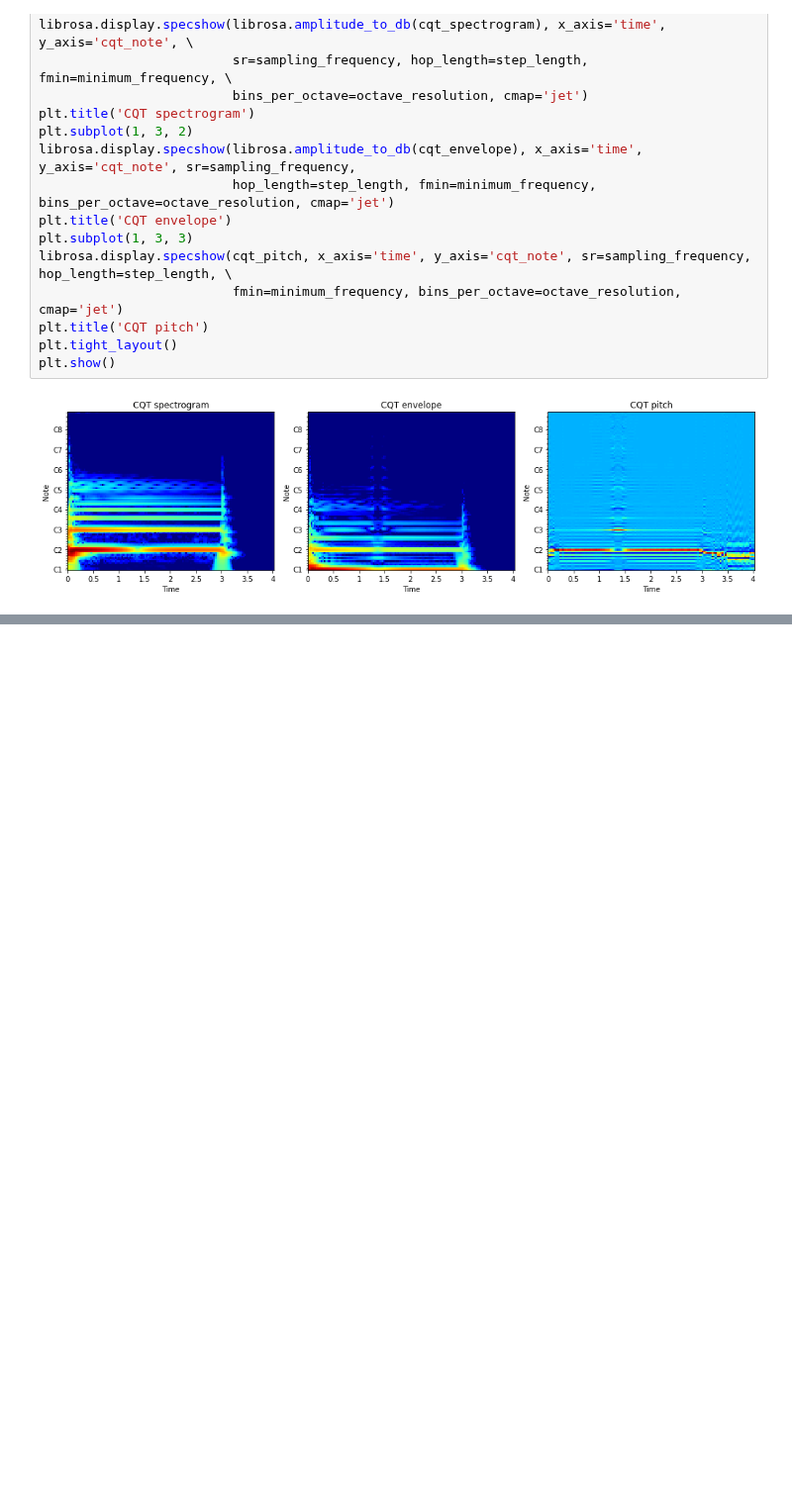
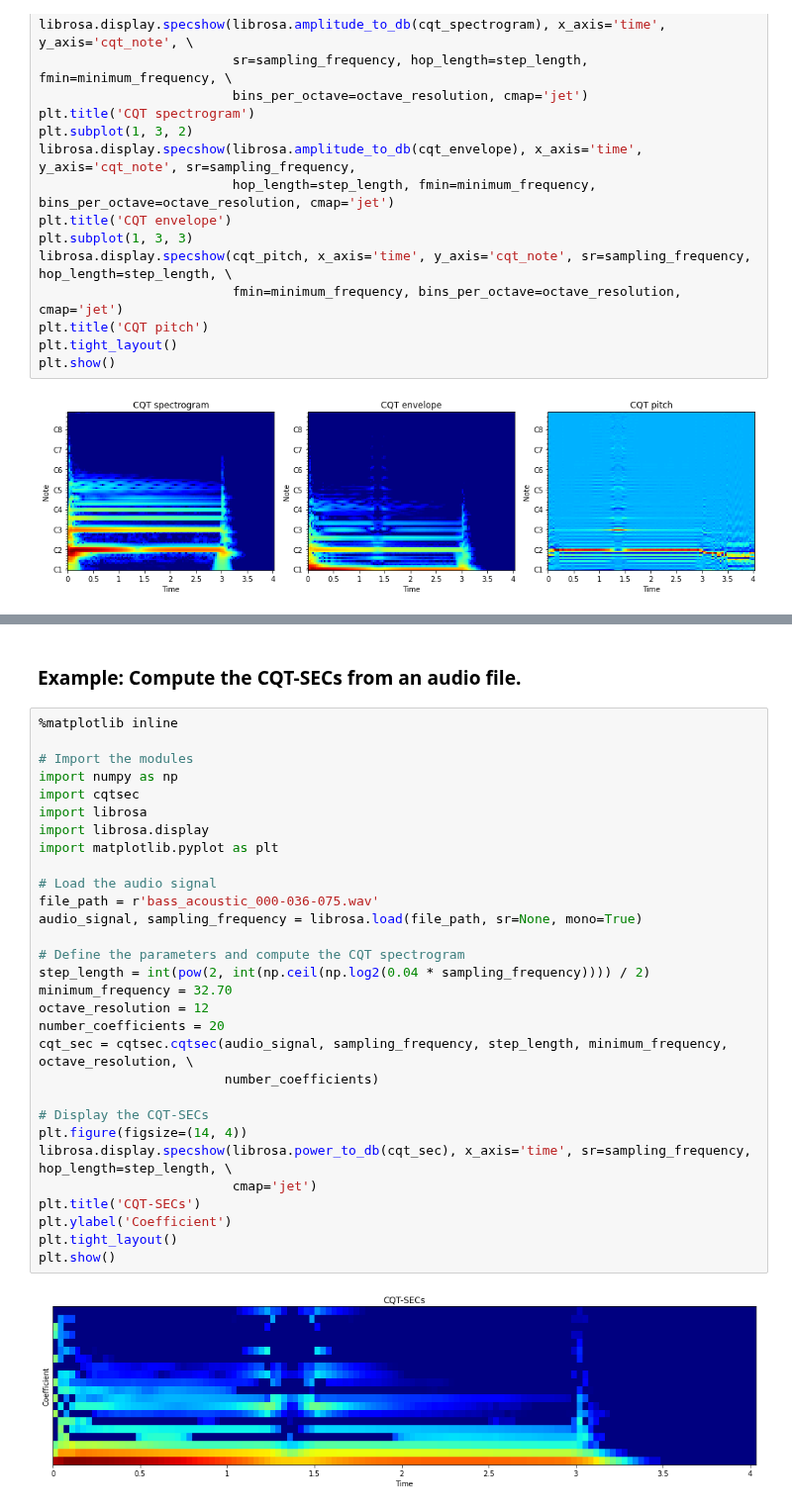
Before and after one commit to zafarrafii/CQHC-Python, a Jupyter notebook: examples.ipynb, the cells around one changed output, grey strips where cells are left out. Shown at 99% size. Cells and saved outputs as stored; diff of their text form; blank space fills up the shorter version.

Commit message:
Added cqtsec example.

```diff
--- a/examples.ipynb
+++ b/examples.ipynb
@@ -176,0 +199,34 @@ plt.show()
+# %% [markdown]
+### Example: Compute the CQT-SECs from an audio file.
+# %%
+%matplotlib inline
+
+# Import the modules
+import numpy as np
+import cqtsec
+import librosa
+import librosa.display
+import matplotlib.pyplot as plt
+
+# Load the audio signal
+file_path = r'bass_acoustic_000-036-075.wav'
+audio_signal, sampling_frequency = librosa.load(file_path, sr=None, mono=True)
+
+# Define the parameters and compute the CQT spectrogram
+step_length = int(pow(2, int(np.ceil(np.log2(0.04 * sampling_frequency)))) / 2)
+minimum_frequency = 32.70
+octave_resolution = 12
+number_coefficients = 20
+cqt_sec = cqtsec.cqtsec(audio_signal, sampling_frequency, step_length, minimum_frequency, octave_resolution, \
+                        number_coefficients)
+
+# Display the CQT-SECs
+plt.figure(figsize=(14, 4))
+librosa.display.specshow(librosa.power_to_db(cqt_sec), x_axis='time', sr=sampling_frequency, hop_length=step_length, \
+                         cmap='jet')
+plt.title('CQT-SECs')
+plt.ylabel('Coefficient')
+plt.tight_layout()
+plt.show()
+# %% [output]
+[figure, added]
```
Also changed, not shown: parts of 5 cells of this notebook, 2 other files.
